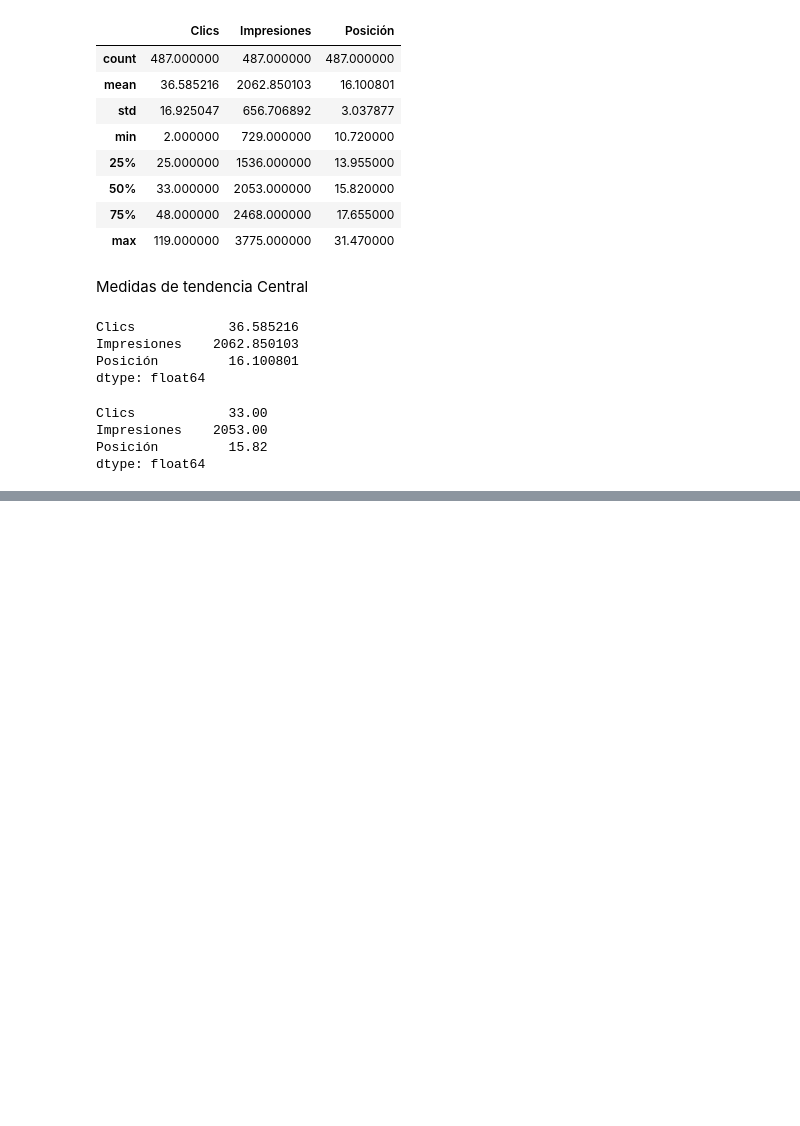
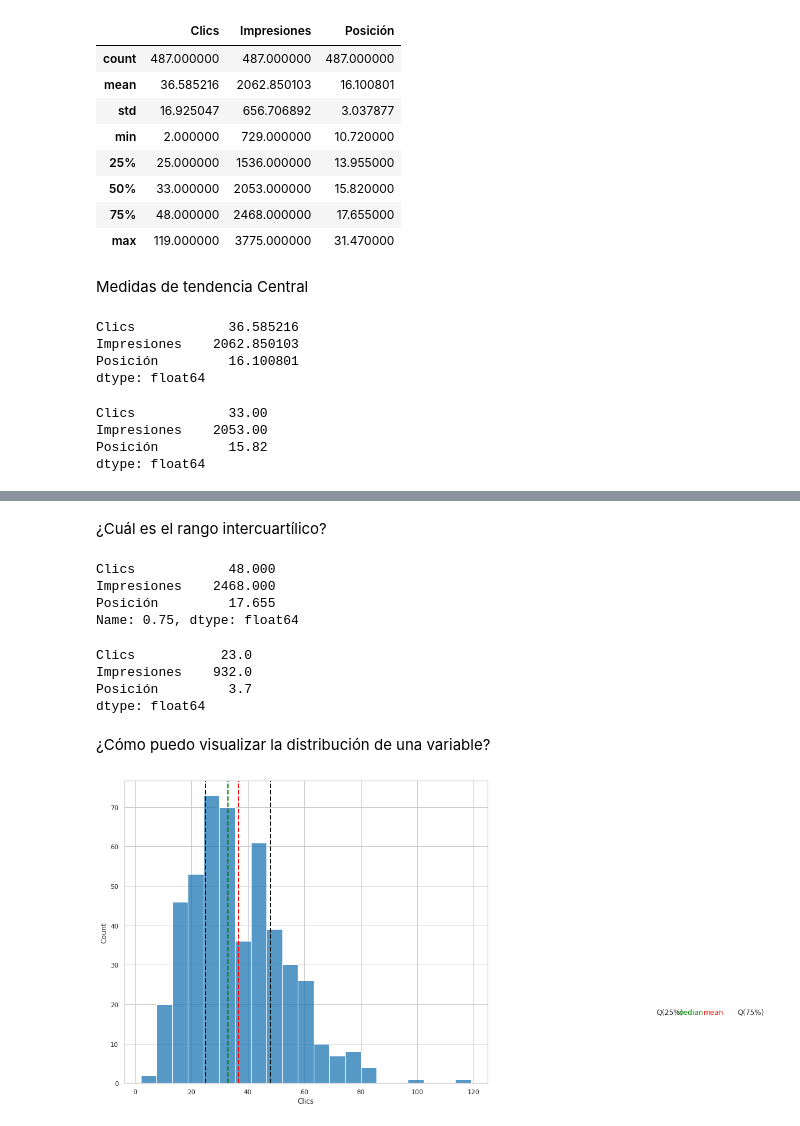
Before and after one commit to alexpin/Curso-Python, a Jupyter notebook: EDA/IFA.ipynb, the cells around one changed output, grey strips where cells are left out. Drawn from its saved outputs; the diff is of its cells as text; code cells hidden in the pictures; blank space fills up the shorter version.

```diff
--- a/EDA/IFA.ipynb
+++ b/EDA/IFA.ipynb
@@ -192,0 +231,16 @@ df.mode()
+# %% [markdown]
+¿Cuál es el rango intercuartílico?
+# %%
+df.quantile(0.75)
+# %% [output]
+Clics            48.000
+Impresiones    2468.000
+Posición         17.655
+Name: 0.75, dtype: float64
+# %%
+df.quantile(0.75) - df.quantile(0.25)
+# %% [output]
+Clics           23.0
+Impresiones    932.0
+Posición         3.7
+dtype: float64
@@ -192,0 +258,45 @@ df.mode()
+# %% [markdown]
+¿Cómo puedo visualizar la distribución de una variable?
+# %%
+sns.histplot(
+    data=df,
+    x='Clics'
+)
+plt.axvline(
+    x=df.Clics.mean(),
+    color='red',
+    linestyle='dashed',
+    linewidth=2
+)
+
+# Median(Green)
+plt.axvline(
+    x=df.Clics.median(),
+    linestyle="dashed",
+    color="g",
+    linewidth=2
+)
+
+# Q_75(Black)
+plt.axvline(
+    x=df.Clics.quantile(0.75),
+    linestyle="dashed",
+    color="k",
+    linewidth=2
+)
+
+# Q_25(Black)
+plt.axvline(
+    x=df.Clics.quantile(0.25),
+    linestyle="dashed",
+    color="k",
+    linewidth=2
+)
+plt.text(184.7,17.5, 'Q(25%)', fontsize=12)
+plt.text(192,17.5, 'median', fontsize=12, color='g')
+plt.text(201.5,17.5, 'mean', fontsize=12, color='r')
+plt.text(213.5,17.5, 'Q(75%)', fontsize=12)
+
+plt.show()
+# %% [output]
+[figure, added]
```
Also changed, not shown: parts of 70 cells of this notebook.
